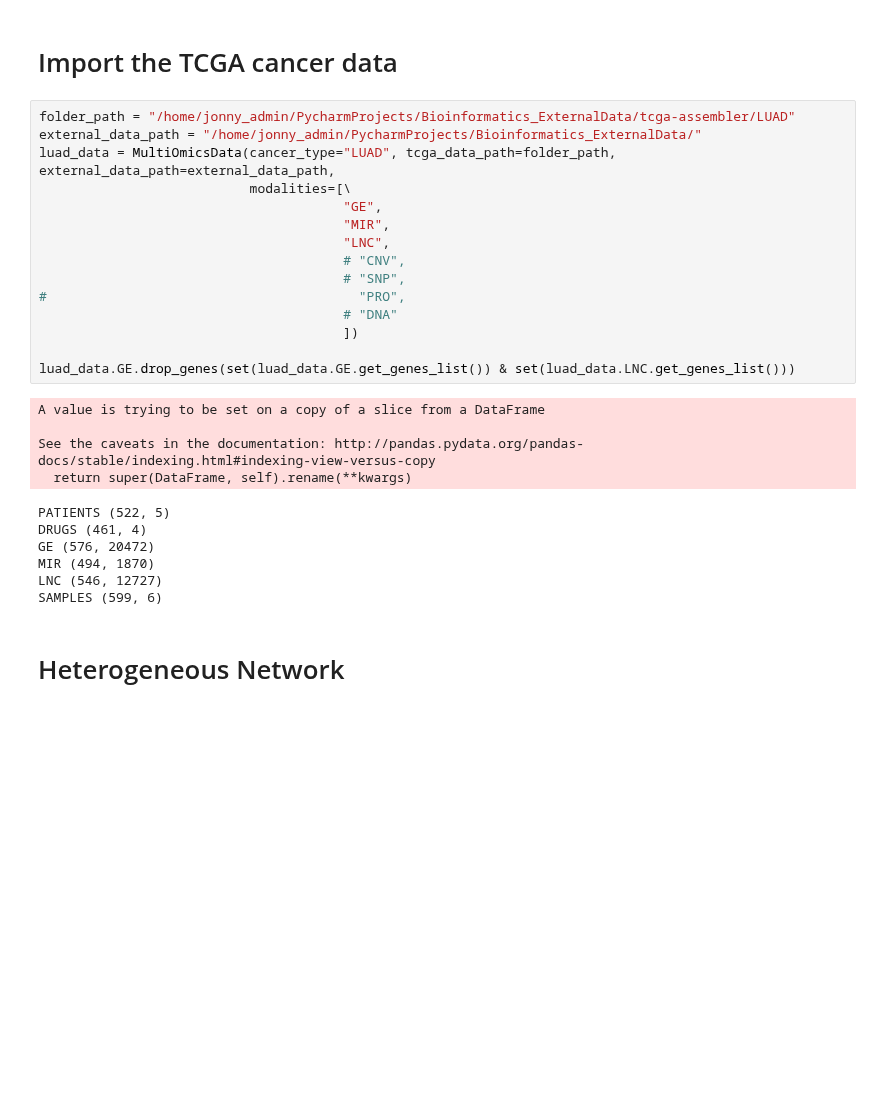
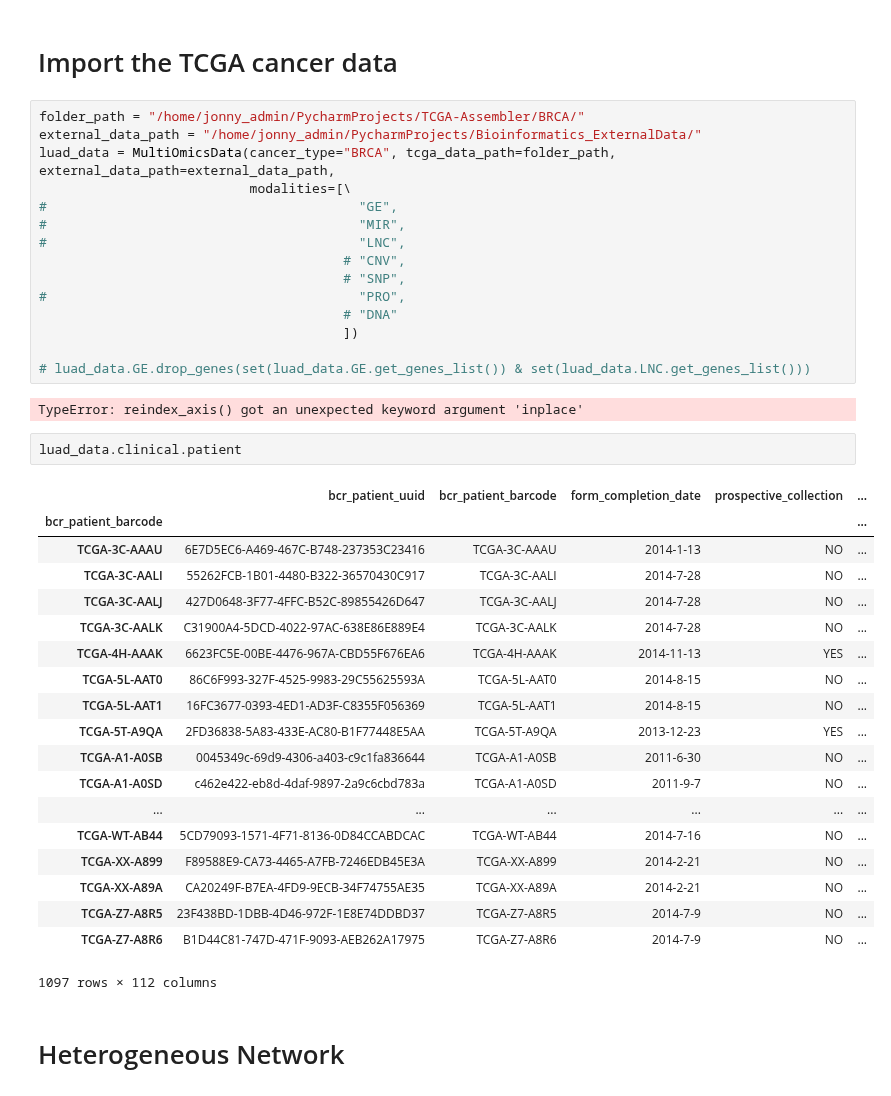
Before and after one commit to JonnyTran/MultiOmicsGraphEmbedding, a Jupyter notebook: miRNA-mRNA Load Heterogeneous Graph.ipynb, the cells around one changed output. Drawn from its saved outputs; the diff is of its cells as text; blank space fills up the shorter version.

```diff
--- a/miRNA-mRNA Load Heterogeneous Graph.ipynb
+++ b/miRNA-mRNA Load Heterogeneous Graph.ipynb
@@ -11,31 +14,44 @@ from TCGAMultiOmics.multiomics import MultiOmicsData
 # %% [markdown]
 # Import the TCGA cancer data
 # %%
-folder_path = "/home/jonny_admin/PycharmProjects/Bioinformatics_ExternalData/tcga-assembler/LUAD"
+folder_path = "/home/jonny_admin/PycharmProjects/TCGA-Assembler/BRCA/"
 external_data_path = "/home/jonny_admin/PycharmProjects/Bioinformatics_ExternalData/"
-luad_data = MultiOmicsData(cancer_type="LUAD", tcga_data_path=folder_path, external_data_path=external_data_path,
+luad_data = MultiOmicsData(cancer_type="BRCA", tcga_data_path=folder_path, external_data_path=external_data_path,
                            modalities=[\
-                                       "GE",
-                                       "MIR",
-                                       "LNC",
+#                                        "GE",
+#                                        "MIR",
+#                                        "LNC",
                                        # "CNV",
                                        # "SNP",
 #                                        "PRO",
                                        # "DNA"
                                        ])
 
-luad_data.GE.drop_genes(set(luad_data.GE.get_genes_list()) & set(luad_data.LNC.get_genes_list()))
+# luad_data.GE.drop_genes(set(luad_data.GE.get_genes_list()) & set(luad_data.LNC.get_genes_list()))
 # %% [output]
-A value is trying to be set on a copy of a slice from a DataFrame
-
-See the caveats in the documentation: http://pandas.pydata.org/pandas-docs/stable/indexing.html#indexing-view-versus-copy
-  return super(DataFrame, self).rename(**kwargs)
+TypeError: reindex_axis() got an unexpected keyword argument 'inplace'
-PATIENTS (522, 5)
-DRUGS (461, 4)
-GE (576, 20472)
-MIR (494, 1870)
-LNC (546, 12727)
-SAMPLES (599, 6)
+# %%
+luad_data.clinical.patient
+# %% [output]
+|  | bcr_patient_uuid | bcr_patient_barcode | form_completion_date | prospective_collection | ... |
+| bcr_patient_barcode |  |  |  |  | ... |
+| TCGA-3C-AAAU | 6E7D5EC6-A469-467C-B748-237353C23416 | TCGA-3C-AAAU | 2014-1-13 | NO | ... |
+| TCGA-3C-AALI | 55262FCB-1B01-4480-B322-36570430C917 | TCGA-3C-AALI | 2014-7-28 | NO | ... |
+| TCGA-3C-AALJ | 427D0648-3F77-4FFC-B52C-89855426D647 | TCGA-3C-AALJ | 2014-7-28 | NO | ... |
+| TCGA-3C-AALK | C31900A4-5DCD-4022-97AC-638E86E889E4 | TCGA-3C-AALK | 2014-7-28 | NO | ... |
+| TCGA-4H-AAAK | 6623FC5E-00BE-4476-967A-CBD55F676EA6 | TCGA-4H-AAAK | 2014-11-13 | YES | ... |
+| TCGA-5L-AAT0 | 86C6F993-327F-4525-9983-29C55625593A | TCGA-5L-AAT0 | 2014-8-15 | NO | ... |
+| TCGA-5L-AAT1 | 16FC3677-0393-4ED1-AD3F-C8355F056369 | TCGA-5L-AAT1 | 2014-8-15 | NO | ... |
+| TCGA-5T-A9QA | 2FD36838-5A83-433E-AC80-B1F77448E5AA | TCGA-5T-A9QA | 2013-12-23 | YES | ... |
+| TCGA-A1-A0SB | 0045349c-69d9-4306-a403-c9c1fa836644 | TCGA-A1-A0SB | 2011-6-30 | NO | ... |
+| TCGA-A1-A0SD | c462e422-eb8d-4daf-9897-2a9c6cbd783a | TCGA-A1-A0SD | 2011-9-7 | NO | ... |
+| ... | ... | ... | ... | ... | ... |
+| TCGA-WT-AB44 | 5CD79093-1571-4F71-8136-0D84CCABDCAC | TCGA-WT-AB44 | 2014-7-16 | NO | ... |
+| TCGA-XX-A899 | F89588E9-CA73-4465-A7FB-7246EDB45E3A | TCGA-XX-A899 | 2014-2-21 | NO | ... |
+| TCGA-XX-A89A | CA20249F-B7EA-4FD9-9ECB-34F74755AE35 | TCGA-XX-A89A | 2014-2-21 | NO | ... |
+| TCGA-Z7-A8R5 | 23F438BD-1DBB-4D46-972F-1E8E74DDBD37 | TCGA-Z7-A8R5 | 2014-7-9 | NO | ... |
+| TCGA-Z7-A8R6 | B1D44C81-747D-471F-9093-AEB262A17975 | TCGA-Z7-A8R6 | 2014-7-9 | NO | ... |
+1097 rows × 112 columns
 # %% [markdown]
 # Heterogeneous Network
 # %%
```
Also changed, not shown: parts of 1 cell of this notebook, 10 other files.
